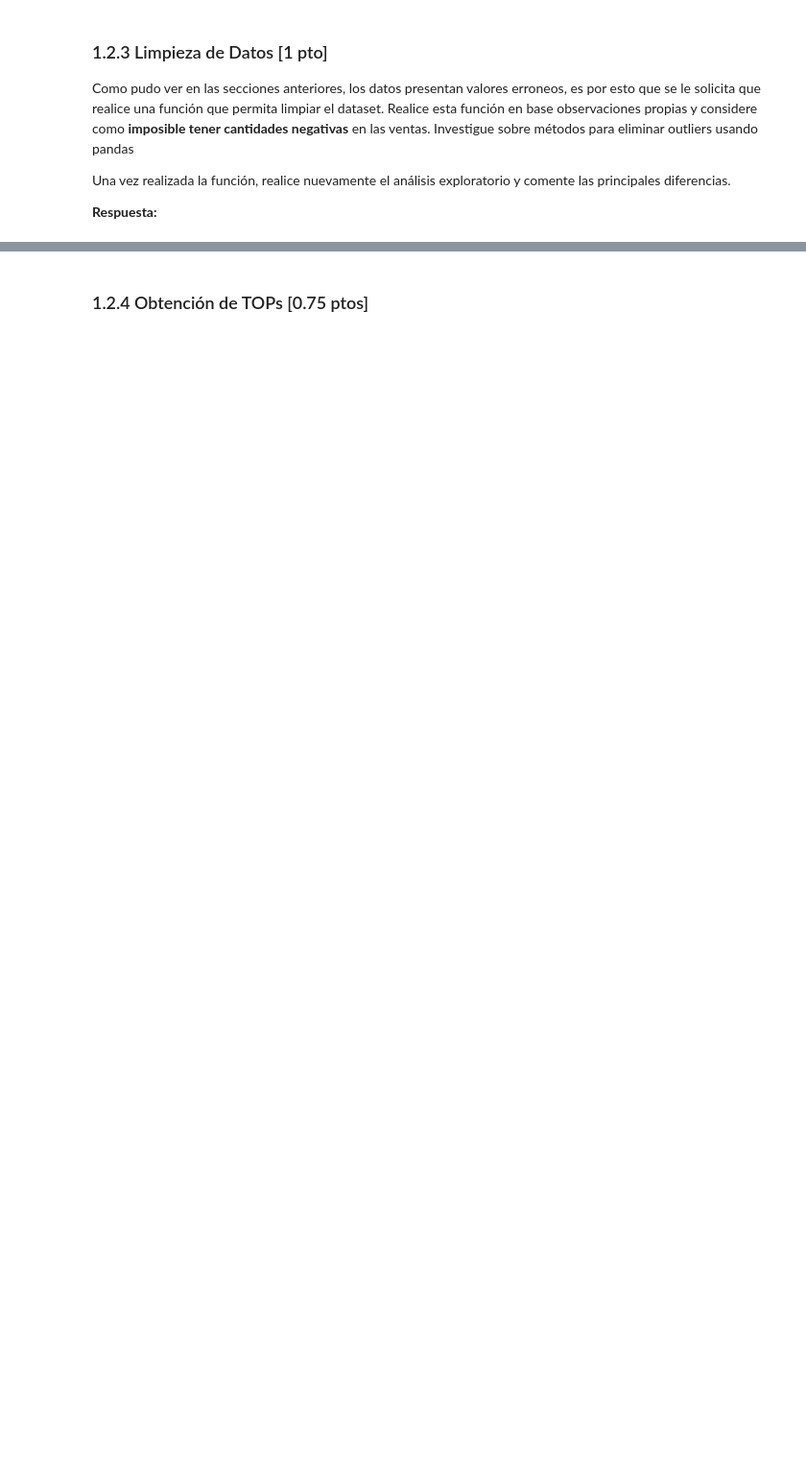
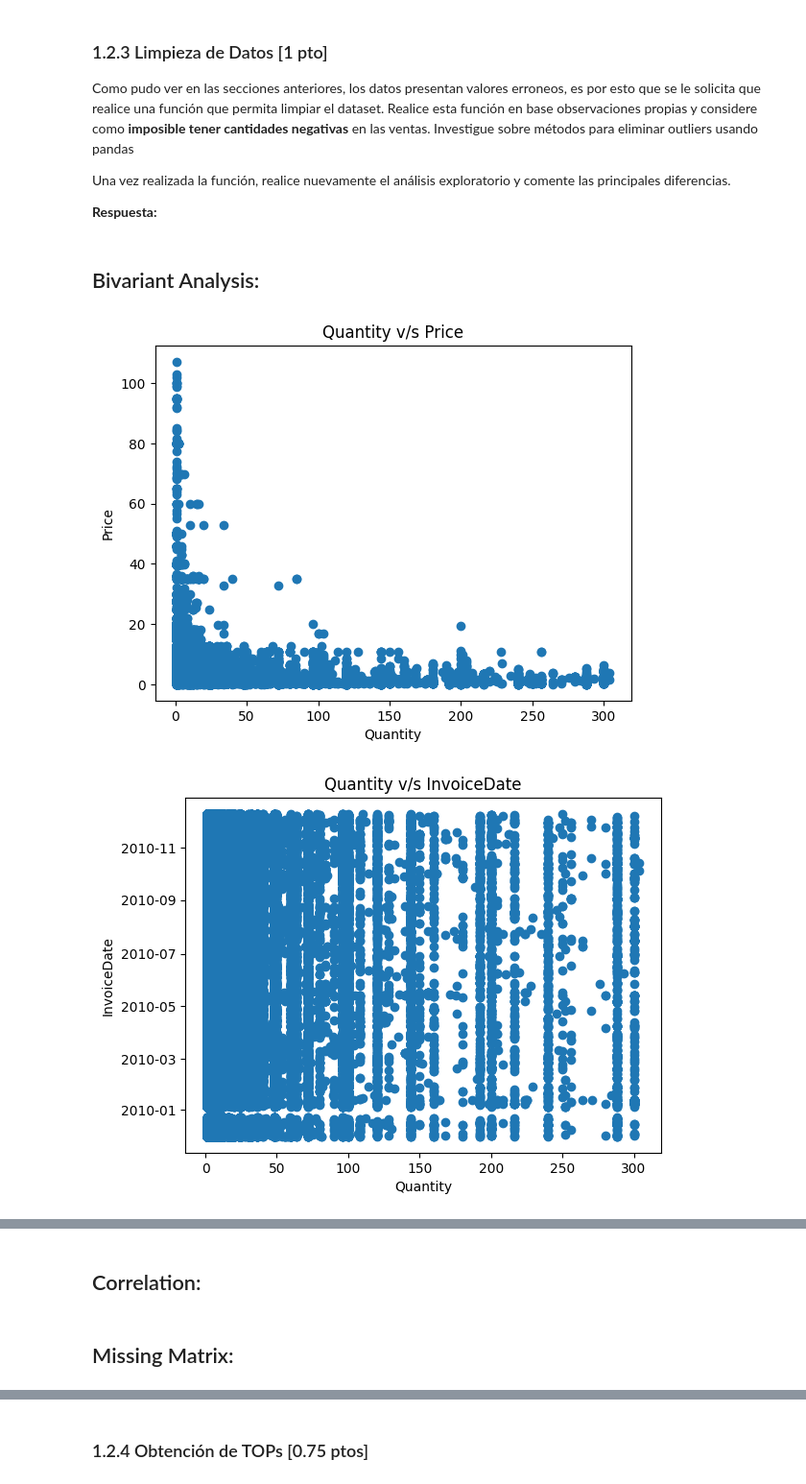
Before and after one commit to cadaeic628/MDS7202, a Jupyter notebook: labs/lab_4/Lab4_Enunciado.ipynb, the cells around one changed output, grey strips where cells are left out. Shown at 96% size. Cells and saved outputs as stored; diff of their text form; code cells hidden in the pictures; blank space fills up the shorter version.

```diff
--- a/labs/lab_4/Lab4_Enunciado.ipynb
+++ b/labs/lab_4/Lab4_Enunciado.ipynb
@@ -388,3 +389,23 @@ Como pudo ver en las secciones anteriores, los datos presentan valores erroneos,
 Una vez realizada la función, realice nuevamente el análisis exploratorio y comente las principales diferencias.
 
 **Respuesta:**
+# %%
+def clean_dataset(dataframe_in):
+    df_clean = dataframe_in.copy()
+
+    df_clean = df_clean[(df_clean["Quantity"] > 0) & (df_clean["Price"] > 0)]
+
+    df_clean = df_clean.dropna(subset=["Customer ID", "Description"])
+
+    z_scores_qty = np.abs(stats.zscore(df_clean["Quantity"]))
+    z_scores_price = np.abs(stats.zscore(df_clean["Price"]))
+
+    df_clean = df_clean[(z_scores_qty < 3) & (z_scores_price < 3)]
+    return df_clean
+# %%
+df_retail_clean = clean_dataset(df_retail)
+profile_df(df_retail_clean)
+# %% [output]
+## Bivariant Analysis:
+[figure, added]
+[figure, added]
@@ -390,0 +413,2 @@ Una vez realizada la función, realice nuevamente el análisis exploratorio y co
+## Correlation:
+## Missing Matrix:
```
Also changed, not shown: parts of 14 cells of this notebook.
